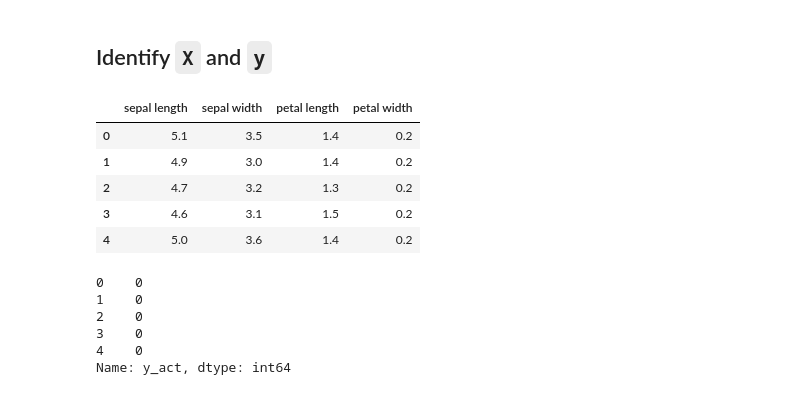
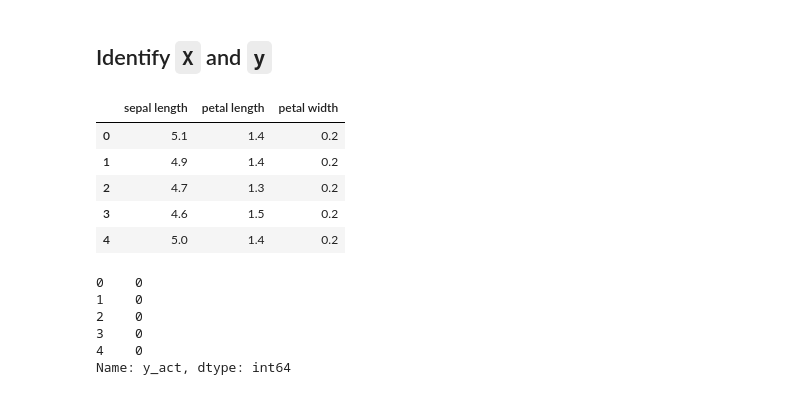
Before and after one commit to SumuduTennakoon/MachineLearningFoundations, a Jupyter notebook: LectureNotebooks/8_SupervisedMachineLearning_Classification.ipynb, the cells around one changed output. Cells and saved outputs as stored; diff of their text form; code cells hidden in the pictures.

```diff
--- a/LectureNotebooks/8_SupervisedMachineLearning_Classification.ipynb
+++ b/LectureNotebooks/8_SupervisedMachineLearning_Classification.ipynb
@@ -76,0 +88,4 @@ data.describe(include='all').transpose()
+# %%
+# Remove duplicates
+data.drop_duplicates(keep='first', inplace=True)
+data.describe(include='all').transpose()
@@ -127,15 +154,15 @@ correlation_matrix
 # %% [markdown]
 ## Identify `X` and `y`
 # %%
-X_variables = ['sepal length', 'sepal width', 'petal length', 'petal width']
+X_variables = ['sepal length', 'petal length', 'petal width']
 data[X_variables].head()
 # %% [output]
-|  | sepal length | sepal width | petal length | petal width |
-| 0 | 5.1 | 3.5 | 1.4 | 0.2 |
-| 1 | 4.9 | 3.0 | 1.4 | 0.2 |
-| 2 | 4.7 | 3.2 | 1.3 | 0.2 |
-| 3 | 4.6 | 3.1 | 1.5 | 0.2 |
-| 4 | 5.0 | 3.6 | 1.4 | 0.2 |
+|  | sepal length | petal length | petal width |
+| 0 | 5.1 | 1.4 | 0.2 |
+| 1 | 4.9 | 1.4 | 0.2 |
+| 2 | 4.7 | 1.3 | 0.2 |
+| 3 | 4.6 | 1.5 | 0.2 |
+| 4 | 5.0 | 1.4 | 0.2 |
 # %%
 y_varibale = 'y_act'
 data[y_varibale].head()
```
Also changed, not shown: parts of 107 cells of this notebook, 1 other file.
